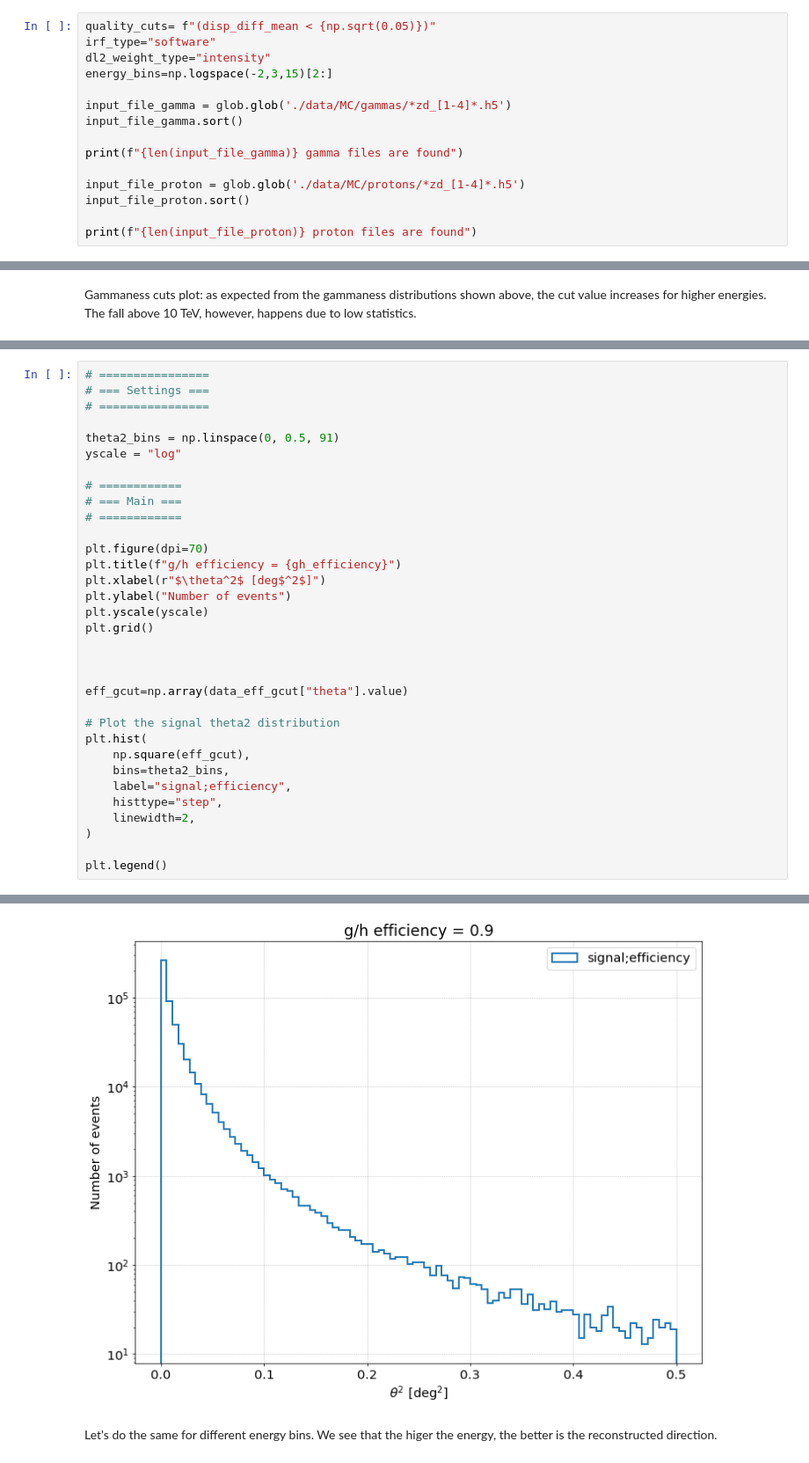
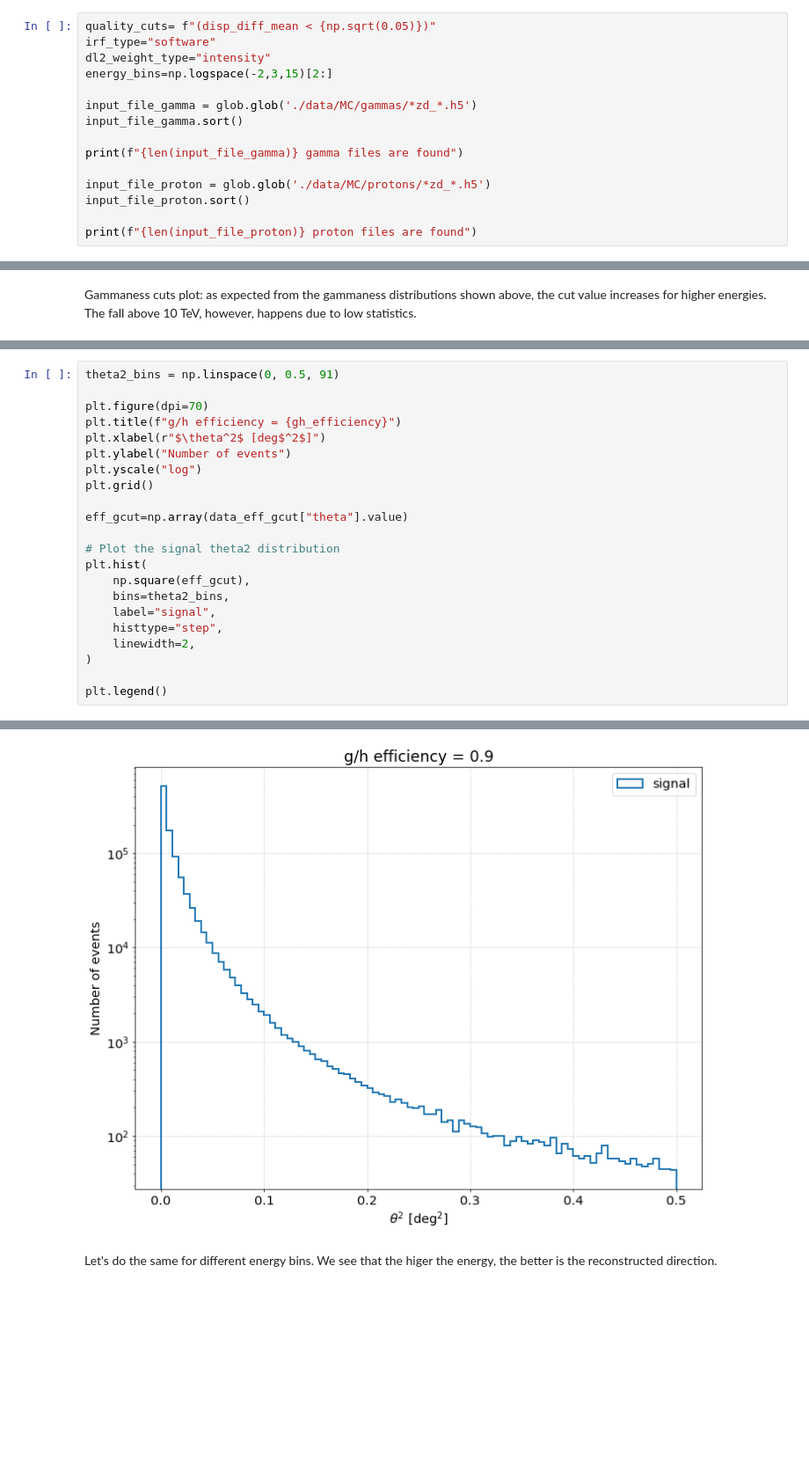
Before and after one commit to dipierr/magic-lst1-sw-school, a Jupyter notebook: check_irfs_from_dl2.ipynb, the cells around one changed output, grey strips where cells are left out. Shown at 88% size. Cells and saved outputs as stored; diff of their text form; blank space fills up the shorter version.

```diff
--- a/check_irfs_from_dl2.ipynb
+++ b/check_irfs_from_dl2.ipynb
@@ -49,12 +49,12 @@ irf_type="software"
 dl2_weight_type="intensity"
 energy_bins=np.logspace(-2,3,15)[2:]
 
-input_file_gamma = glob.glob('./data/MC/gammas/*zd_[1-4]*.h5')
+input_file_gamma = glob.glob('./data/MC/gammas/*zd_*.h5')
 input_file_gamma.sort()
 
 print(f"{len(input_file_gamma)} gamma files are found")
 
-input_file_proton = glob.glob('./data/MC/protons/*zd_[1-4]*.h5')
+input_file_proton = glob.glob('./data/MC/protons/*zd_*.h5')
 input_file_proton.sort()
 
 print(f"{len(input_file_proton)} proton files are found")
@@ -448,41 +442,30 @@ We want that the $\theta^2$ distribution of the gamma rays to have a peak in 0,
 
 ![theta](./figures/theta.png)
 # %%
-# ================
-# === Settings ===
-# ================
-
 theta2_bins = np.linspace(0, 0.5, 91)
-yscale = "log"
-
-# ============
-# === Main ===
-# ============
 
 plt.figure(dpi=70)
 plt.title(f"g/h efficiency = {gh_efficiency}")
 plt.xlabel(r"$\theta^2$ [deg$^2$]")
 plt.ylabel("Number of events")
-plt.yscale(yscale)
+plt.yscale("log")
 plt.grid()
-
-
 
 eff_gcut=np.array(data_eff_gcut["theta"].value)
 
 # Plot the signal theta2 distribution
 plt.hist(
     np.square(eff_gcut),
     bins=theta2_bins,
-    label="signal;efficiency",
+    label="signal",
     histtype="step",
     linewidth=2,
 )
 
 plt.legend()
 # %% [output]
 <matplotlib.legend.Legend at 0x...>
-[figure, old version]
+[figure, new version]
 # %% [markdown]
 Let's do the same for different energy bins. We see that the higer the energy, the better is the reconstructed direction.
 # %%
```
Also changed, not shown: parts of 73 cells of this notebook.
